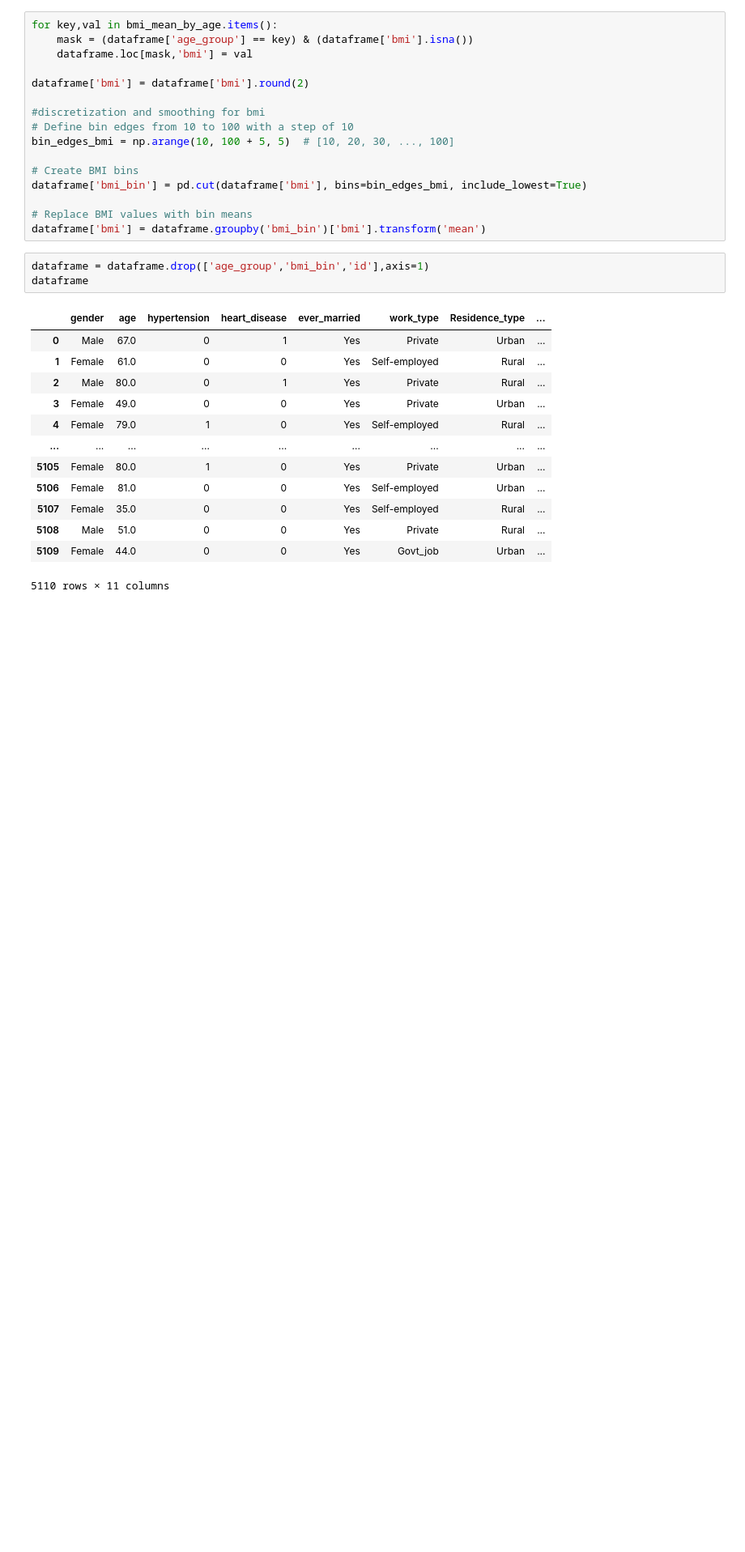
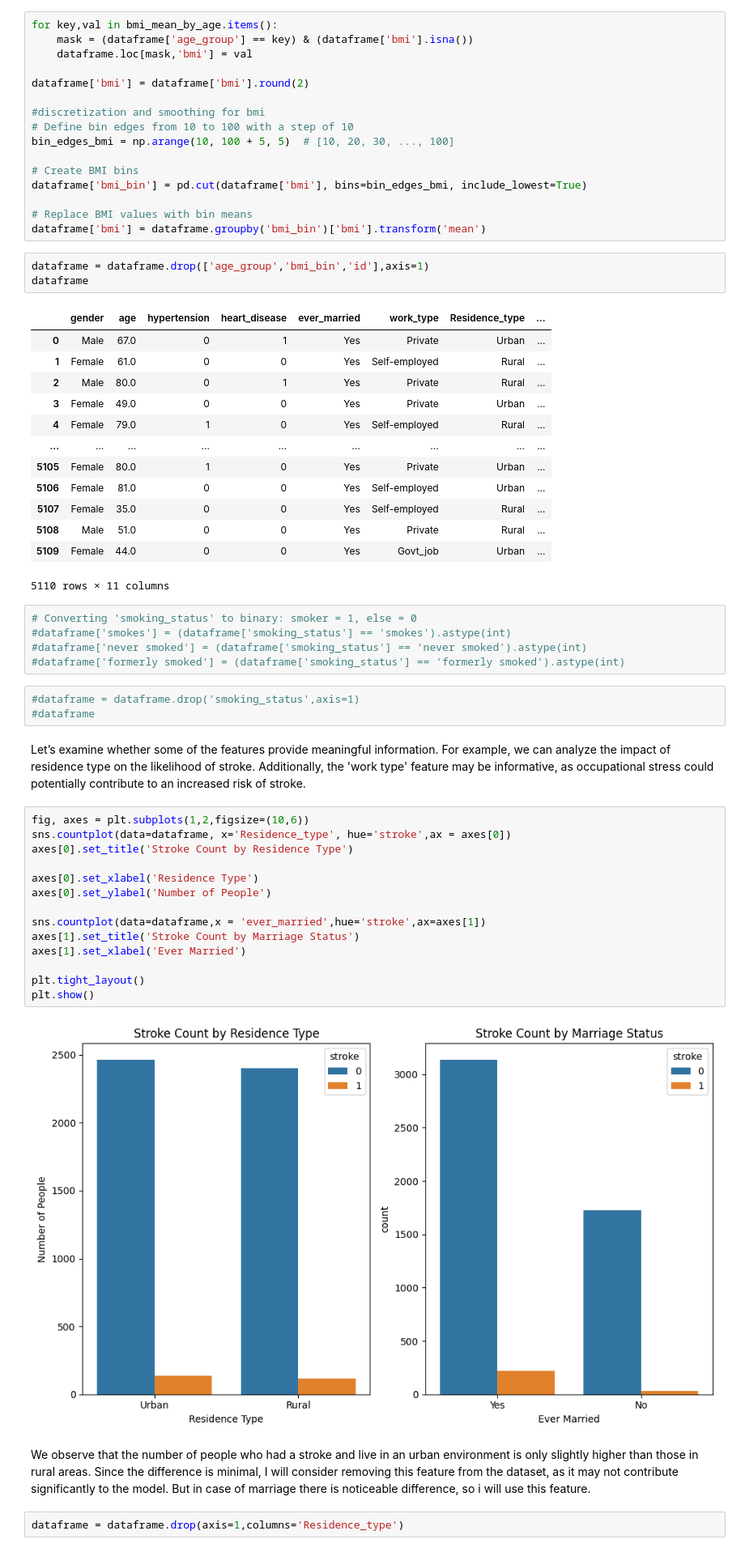
Before and after one commit to alexakh95/Data_mining, a Jupyter notebook: Project/logistic_regression.ipynb, the cells around one changed output. Shown at 81% size. Drawn from its saved outputs; the diff is of its cells as text; blank space fills up the shorter version.

```diff
--- a/Project/logistic_regression.ipynb
+++ b/Project/logistic_regression.ipynb
@@ -55,3 +55,34 @@ dataframe
 | 5108 | Male | 51.0 | 0 | 0 | Yes | Private | Rural | ... |
 | 5109 | Female | 44.0 | 0 | 0 | Yes | Govt_job | Urban | ... |
 5110 rows × 11 columns
+# %%
+# Converting 'smoking_status' to binary: smoker = 1, else = 0
+#dataframe['smokes'] = (dataframe['smoking_status'] == 'smokes').astype(int)
+#dataframe['never smoked'] = (dataframe['smoking_status'] == 'never smoked').astype(int)
+#dataframe['formerly smoked'] = (dataframe['smoking_status'] == 'formerly smoked').astype(int)
+# %%
+#dataframe = dataframe.drop('smoking_status',axis=1)
+#dataframe
+# %% [markdown]
+Let’s examine whether some of the features provide meaningful information. For example, we can analyze the impact of residence type on the likelihood of stroke. Additionally, the 'work type' feature may be informative, as occupational stress could potentially contribute to an increased risk of stroke.
+# %%
+fig, axes = plt.subplots(1,2,figsize=(10,6))
+sns.countplot(data=dataframe, x='Residence_type', hue='stroke',ax = axes[0])
+axes[0].set_title('Stroke Count by Residence Type')
+
+axes[0].set_xlabel('Residence Type')
+axes[0].set_ylabel('Number of People')
+
+sns.countplot(data=dataframe,x = 'ever_married',hue='stroke',ax=axes[1])
+axes[1].set_title('Stroke Count by Marriage Status')
+axes[1].set_xlabel('Ever Married')
+
+plt.tight_layout()
+plt.show()
+# %% [output]
+[figure, added]
+# %% [markdown]
+We observe that the number of people who had a stroke and live in an urban environment is only slightly higher than those in rural areas. Since the difference is minimal, I will consider removing this feature from the dataset, as it may not contribute significantly to the model.
+But in case of marriage there is  noticeable difference, so i will use this feature.
+# %%
+dataframe = dataframe.drop(axis=1,columns='Residence_type')
```
Also changed, not shown: parts of 36 cells of this notebook, 2 other files.
